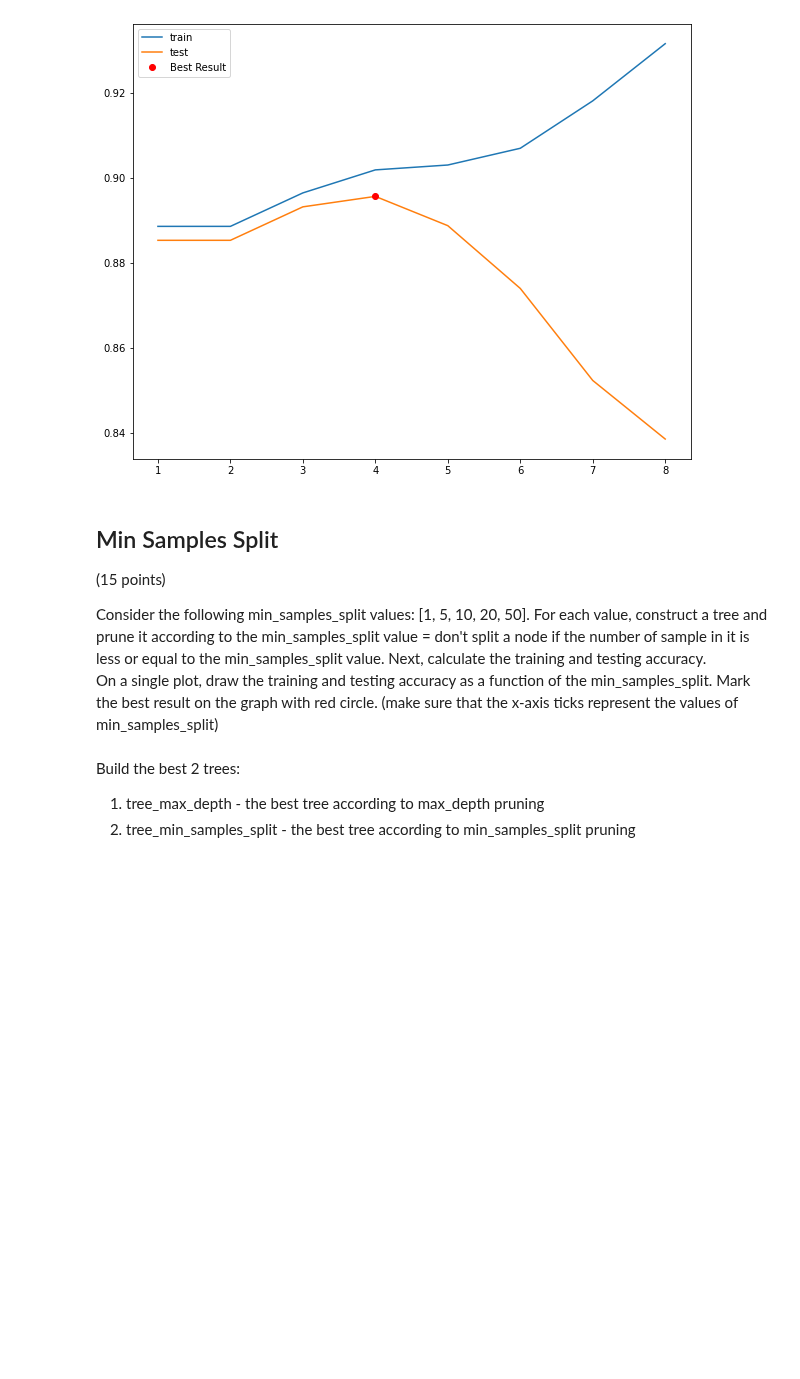
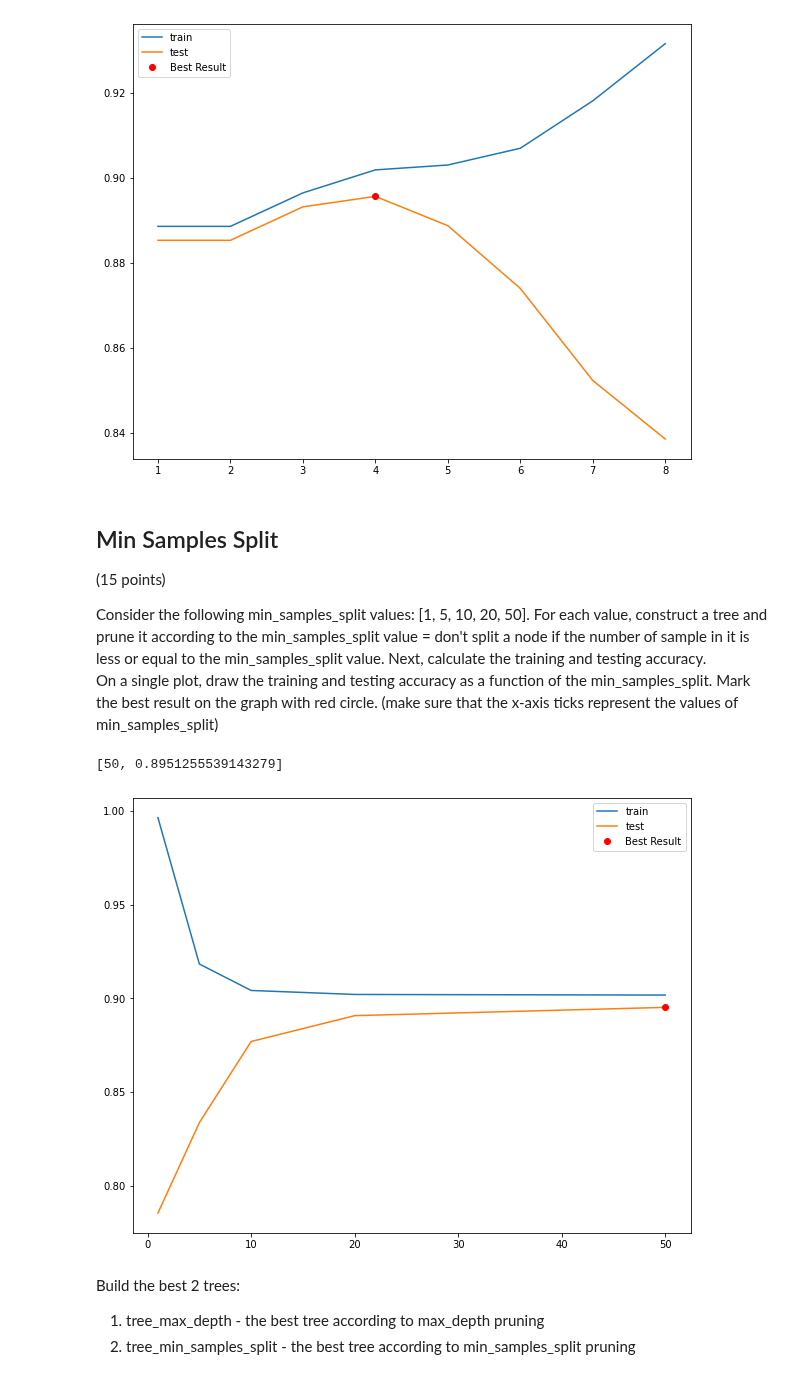
Before and after one commit to Oren-Ben/IDC, a Jupyter notebook: machine_learning/hw2/hw2_204079453_205714447.ipynb, the cells around one changed output. Saved outputs shown, nothing was run; the diff lists cells and outputs as text; code cells hidden in the pictures; blank space fills up the shorter version.

```diff
--- a/machine_learning/hw2/hw2_204079453_205714447.ipynb
+++ b/machine_learning/hw2/hw2_204079453_205714447.ipynb
@@ -308,7 +308,7 @@ class DecisionNode:
     functionality as described above. It is highly recommended that you
     first read and understand the entire exercise before diving into this class.
     """
-    def __init__(self, data, value, feature,depth=0):
+    def __init__(self, data, value, feature, depth=0):
         self.feature = feature # column index of criteria being tested
         self.data = data
         self.value = value
@@ -320,19 +320,22 @@ class DecisionNode:
         self.used_features = []
         self.pred = None
 
-
     def add_child(self, node):
         self.children.append(node)
 
     # calculate the the goodnes of split according to the available features from the queue
     def best_feature_to_split(self,impurity_func,gain_ratio):
+
         best_feature = None
         max_info_gain = 0
-        num_features = self.data.shape[1]
-        features = [f for f in list(range(num_features - 1)) if f not in self.used_features] # to not iterate on features that already were chosen as nodes
+
+        features_count = self.data.shape[1]
+        # to not iterate on features that already were chosen as nodes
+        features = [feature for feature in range(features_count - 1) if feature not in self.used_features]
+
         for feature in features:
             goodness = goodness_of_split(self.data,feature,impurity_func,gain_ratio)
-#             print(goodness)
+            # Choosing the best feature:
             if goodness > max_info_gain:
                 max_info_gain = goodness
                 best_feature = feature
@@ -673,12 +558,12 @@ Consider the following max_depth values: [1, 2, 3, 4, 5, 6, 7, 8]. For each valu
 On a single plot, draw the training and testing accuracy as a function of the max_depth. Mark the best result on the graph with red circle.
 # %%
 tree_dict = {}
-best_result = [0,0]
+best_result_depth = [0,0]
 for depth in range(1,9):
     tree = build_tree(data=X_train, impurity=calc_entropy, gain_ratio=True, max_depth=depth)
     accuracy_train = calc_accuracy(tree,X_train)
     accuracy_test = calc_accuracy(tree,X_test)
-    if accuracy_test > best_result[1]:
-        best_result[0] = depth
-        best_result[1] = accuracy_test
+    if accuracy_test > best_result_depth[1]:
+        best_result_depth[0] = depth
+        best_result_depth[1] = accuracy_test
     tree_dict[depth] = [accuracy_train,accuracy_test]
@@ -705,3 +588,26 @@ On a single plot, draw the training and testing accuracy as a function of the mi
+# %%
+min_samples_split_values = [1, 5, 10, 20, 50]
+tree_dict = {}
+best_result_sample = [0,0]
+for sample in min_samples_split_values:
+    tree = build_tree(data=X_train, impurity=calc_entropy, gain_ratio=True, min_samples_split=sample)
+    accuracy_train = calc_accuracy(tree,X_train)
+    accuracy_test = calc_accuracy(tree,X_test)
+    if accuracy_test > best_result_sample[1]:
+        best_result_sample[0] = sample
+        best_result_sample[1] = accuracy_test
+    tree_dict[sample] = [accuracy_train,accuracy_test]
+# %%
+best_result_sample
+# %% [output]
+[50, 0.8951255539143279]
+# %%
+plt.plot(tree_dict.keys(), tree_dict.values())
+plt.plot([best_result_sample[0]],[best_result_sample[1]], 'o', c='r')
+plt.legend(['train','test',"Best Result"])
+plt.show()
+# %% [output]
+[figure, added]
 # %% [markdown]
 Build the best 2 trees:
 1. tree_max_depth - the best tree according to max_depth pruning
```
Also changed, not shown: parts of 18 cells of this notebook.
